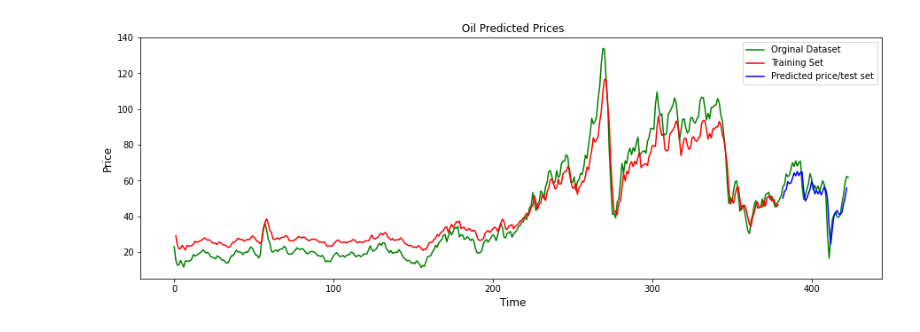
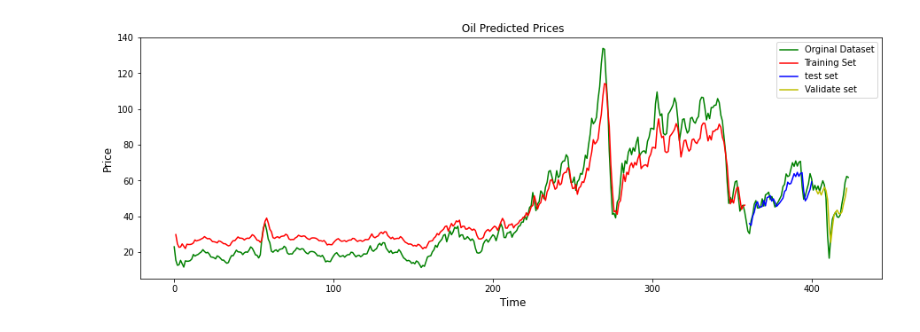
Before and after one commit to CarsonHhs/InventoryManagement, a Jupyter notebook: OilPrice.ipynb, the cells around one changed output. Cells and saved outputs as stored; diff of their text form; code cells hidden in the pictures.

```diff
--- a/OilPrice.ipynb
+++ b/OilPrice.ipynb
@@ -48,6 +54,7 @@ testX, testY = new_dataset(test_OHLC,1)
 # %%
 trainX = np.reshape(trainX, (trainX.shape[0],1,trainX.shape[1]))
 testX = np.reshape(testX, (testX.shape[0],1,testX.shape[1]))
+validateX = np.reshape(validateX, (validateX.shape[0],1,validateX.shape[1]))
 step_size = 1
 # %%
 model = Sequential()
@@ -83,12 +90,16 @@ Epoch 10/10
 # %%
 trainPredict = model.predict(trainX)
 testPredict = model.predict(testX)
+validatePredict = model.predict(validateX)
 
 trainPredict = scaler.inverse_transform(trainPredict)
 trainY = scaler.inverse_transform([trainY])
+
 testPredict = scaler.inverse_transform(testPredict)
+testY = scaler.inverse_transform([testY])
 
-testY = scaler.inverse_transform([testY])
+validatePredict = scaler.inverse_transform(validatePredict)
+validateY = scaler.inverse_transform([validateY])
 # %%
 trainScore = math.sqrt(mean_squared_error(trainY[0],
                        trainPredict[:,0]))
@@ -101,19 +112,24 @@ trainPredictPlot[step_size:len(trainPredict)+step_size,:] = trainPredict
 # %%
 testPredictPlot = np.empty_like(OHCL_avg)
 testPredictPlot[:,:] = np.nan
-testPredictPlot[len(trainPredict)+(step_size*2)+1:len(OHCL_avg)-1,:] = testPredict
+testPredictPlot[len(trainPredict)+(step_size*2)+1:len(trainPredict)+len(testPredict)+(step_size*2)+1,:] = testPredict
+# %%
+validatePredictPlot = np.empty_like(OHCL_avg)
+validatePredictPlot[:,:] = np.nan
+validatePredictPlot[len(trainPredict)+len(testPredict)+(step_size*3)+2:len(OHCL_avg)-1,:] = validatePredict
 # %%
 plt.figure(figsize=(15, 5))
 
 OHCL_avg = scaler.inverse_transform(OHCL_avg)
 
 plt.plot(OHCL_avg, 'g', label='Orginal Dataset')
 plt.plot(trainPredictPlot, 'r', label='Training Set')
-plt.plot(testPredictPlot, 'b', label='Predicted price/test set')
+plt.plot(testPredictPlot, 'b', label='test set')
+plt.plot(validatePredictPlot, 'y', label='Validate set')
 plt.title(" Oil Predicted Prices")
 plt.xlabel(' Time', fontsize=12)
 plt.ylabel('Price', fontsize=12)
 plt.legend(loc='upper right')
 plt.show()
 # %% [output]
-[figure, old version]
+[figure, new version]
```
Also changed, not shown: parts of 4 cells of this notebook.
